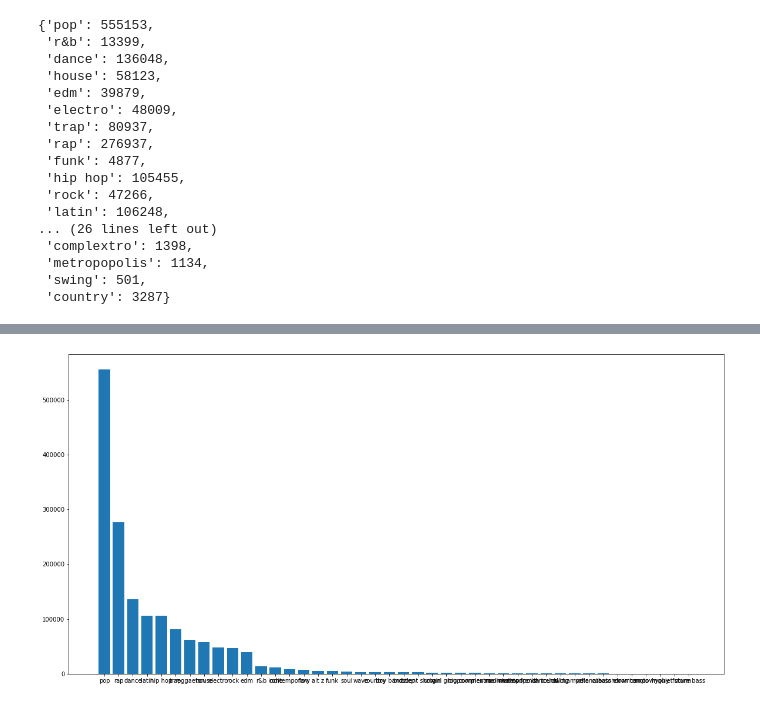
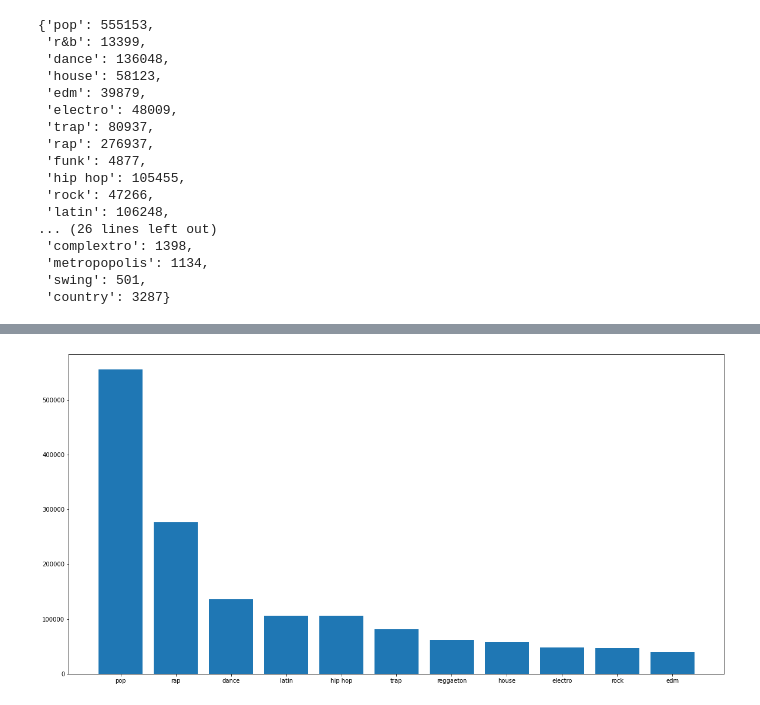
Before and after one commit to StavrosTs/Project-EDA---Spotify, a Jupyter notebook: Analysis/Analysis Process.ipynb, the cells around one changed output, grey strips where cells are left out. Drawn from its saved outputs; the diff is of its cells as text; code cells hidden in the pictures.

```diff
--- a/Analysis/Analysis Process.ipynb
+++ b/Analysis/Analysis Process.ipynb
@@ -129,11 +120,0 @@ data_sp.groupby(['Year']).sum().plot.bar(figsize=(15,5),y=['pop','rock'])
-# %%
-
-lists = sorted(analysis_dict.items(), key=lambda kv: kv[1], reverse=True)
-
-x, y = zip(*lists)
-
-plt.figure(figsize=(20,10))
-plt.bar(x, y)
-plt.show()
-# %% [output]
-[figure, removed]
@@ -139,0 +124,10 @@ plt.show()
+# %%
+lists = sorted(analysis_dict.items(), key=lambda kv: kv[1], reverse=True)
+
+x, y = zip(*lists)
+
+plt.figure(figsize=(20,10))
+plt.bar(x[0:11], y[0:11])
+plt.show()
+# %% [output]
+[figure, added]
```
Also changed, not shown: parts of 20 cells of this notebook.
